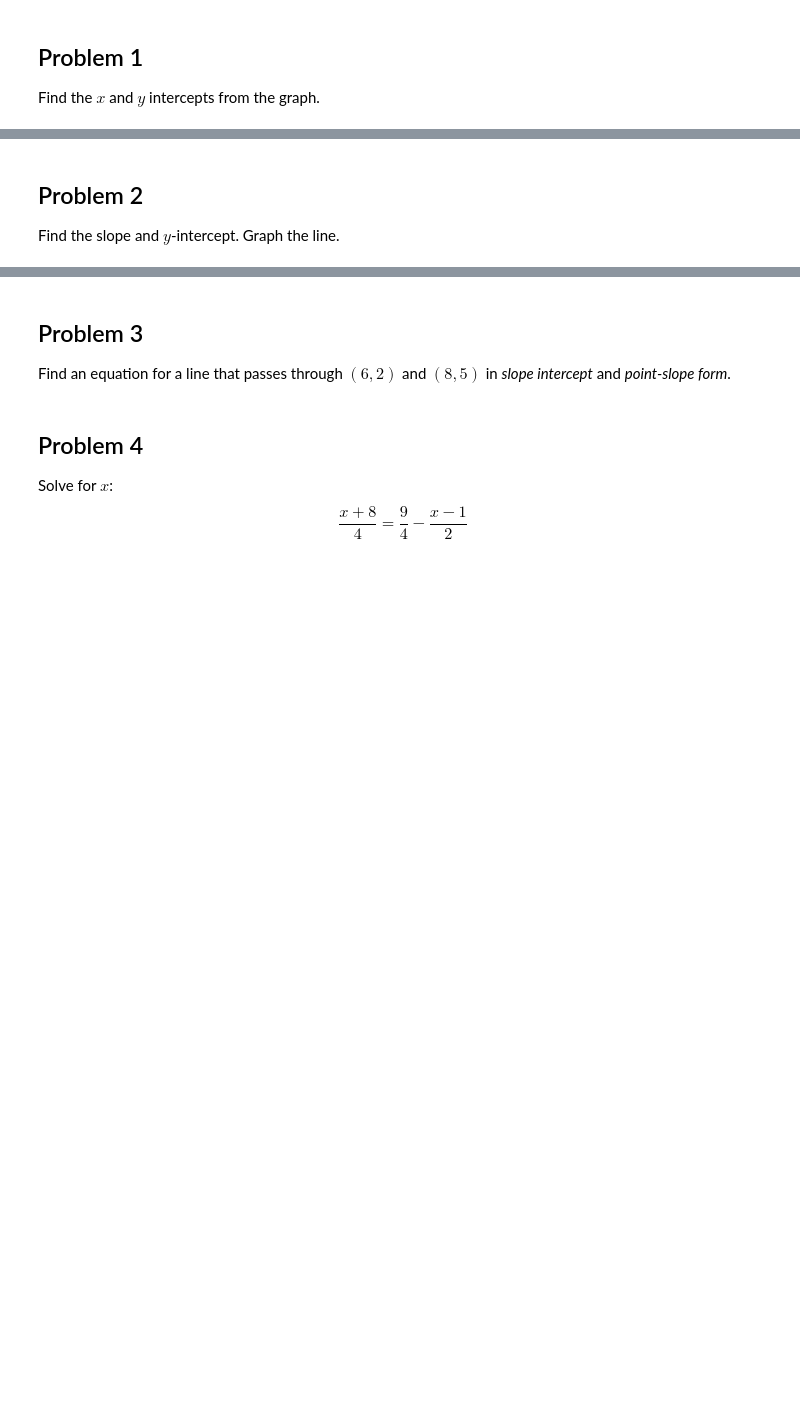
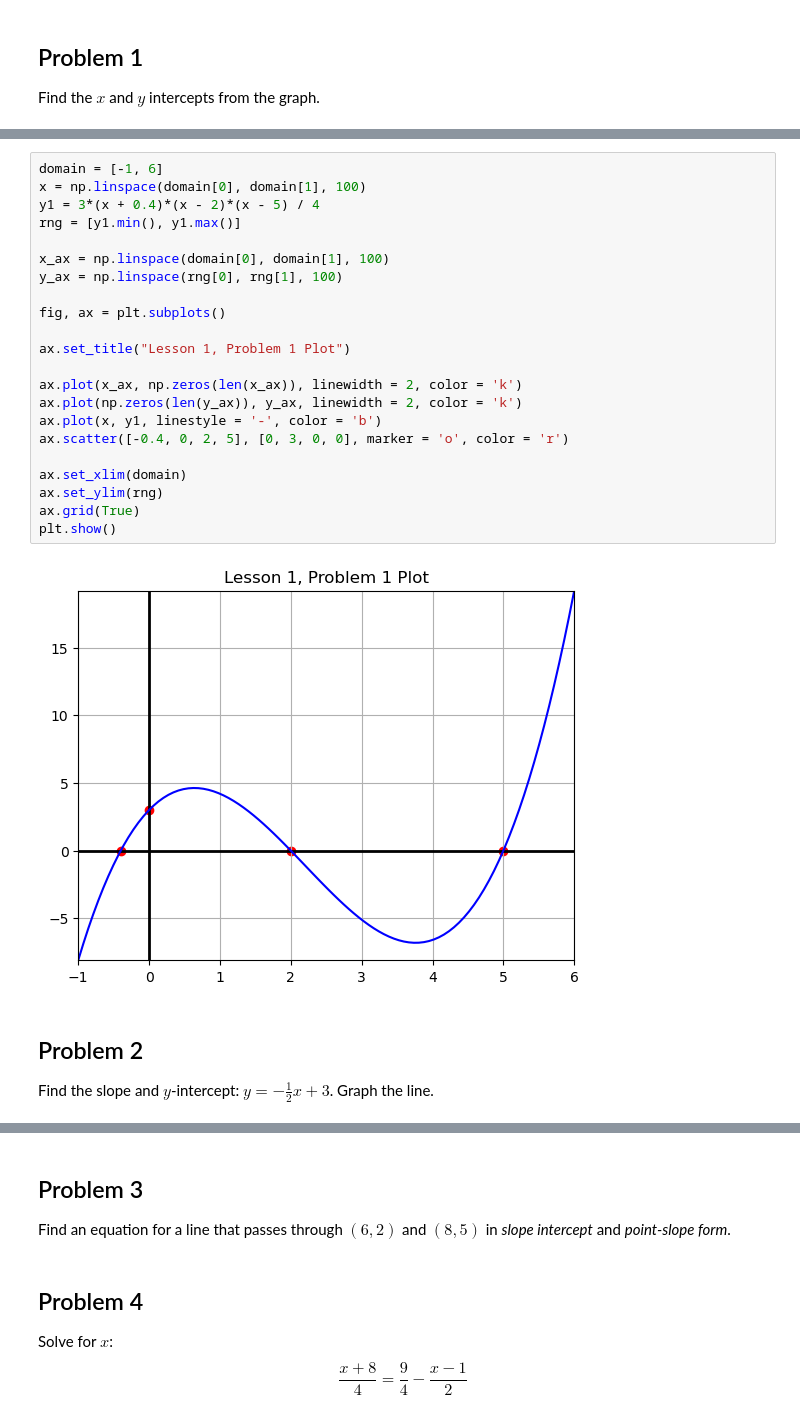
Before and after one commit to ParkerEnsing/Tutoring, a Jupyter notebook: Will_Graham/Lesson_1/Lesson_1.ipynb, the cells around one changed output, grey strips where cells are left out. Cells and saved outputs as stored; diff of their text form; blank space fills up the shorter version.

Commit message:
Adds solution for Will Graham, Lesson 1, Problem 1

```diff
--- a/Will_Graham/Lesson_1/Lesson_1.ipynb
+++ b/Will_Graham/Lesson_1/Lesson_1.ipynb
@@ -7,3 +17,27 @@ Find the $x$ and $y$ intercepts from the graph.
+# %%
+domain = [-1, 6]
+x = np.linspace(domain[0], domain[1], 100)
+y1 = 3*(x + 0.4)*(x - 2)*(x - 5) / 4
+rng = [y1.min(), y1.max()]
+
+x_ax = np.linspace(domain[0], domain[1], 100)
+y_ax = np.linspace(rng[0], rng[1], 100)
+
+fig, ax = plt.subplots()
+
+ax.set_title("Lesson 1, Problem 1 Plot")
+
+ax.plot(x_ax, np.zeros(len(x_ax)), linewidth = 2, color = 'k')
+ax.plot(np.zeros(len(y_ax)), y_ax, linewidth = 2, color = 'k')
+ax.plot(x, y1, linestyle = '-', color = 'b')
+ax.scatter([-0.4, 0, 2, 5], [0, 3, 0, 0], marker = 'o', color = 'r')
+
+ax.set_xlim(domain)
+ax.set_ylim(rng)
+ax.grid(True)
+plt.show()
+# %% [output]
+[figure, added]
 # %% [markdown]
 ## Problem 2 ##
-Find the slope and $y$-intercept. Graph the line.
+Find the slope and $y$-intercept: $y = -\frac{1}{2}x + 3$. Graph the line.
```
Also changed, not shown: parts of 3 cells of this notebook, 1 other file.
